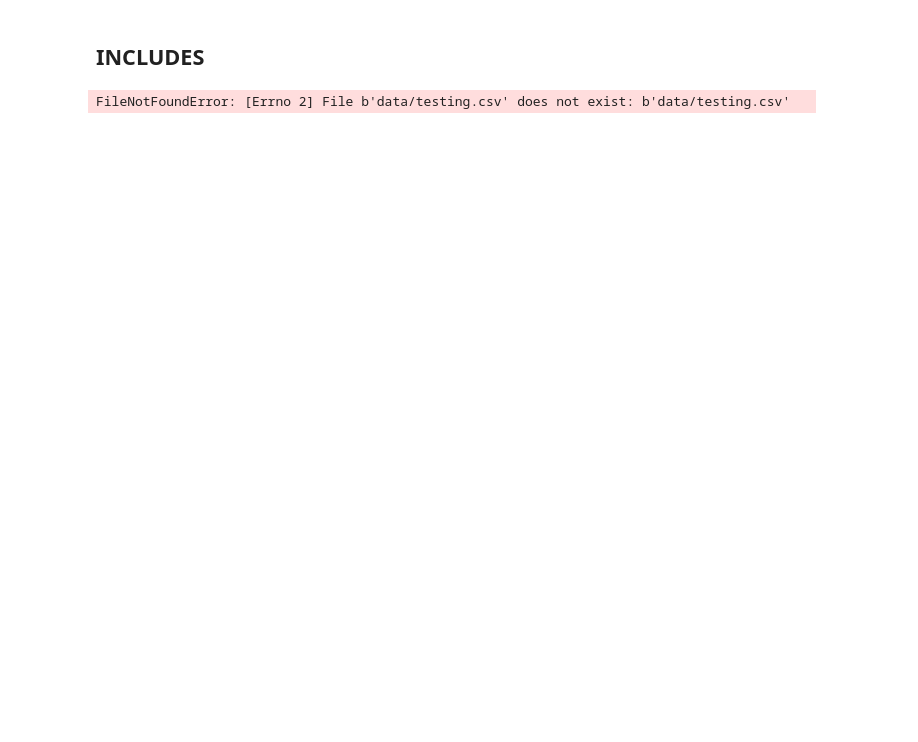
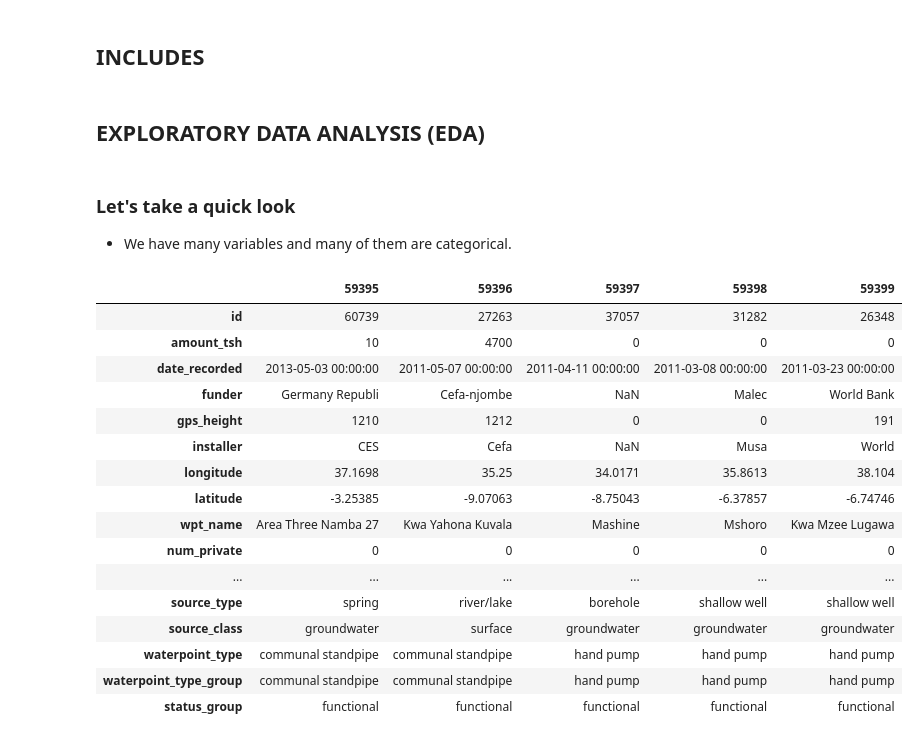
Before and after one commit to Nell87/Water-Pumps-Competition, a Jupyter notebook: water_pumps_comp.ipynb, the cells around one changed output. Cells and saved outputs as stored; diff of their text form; code cells hidden in the pictures; blank space fills up the shorter version.

```diff
--- a/water_pumps_comp.ipynb
+++ b/water_pumps_comp.ipynb
@@ -3,13 +71,39 @@
 # %%
-# Import libraries
-import pandas as pd
-import os
-
+# Setting a relative path
 os.getcwd()
 
-# Import datasets
-data = pd.read_csv("data/training.csv")
+# Importing datasets
+data = pd.read_csv("data/training.csv",parse_dates=["date_recorded"])
 data_labels = pd.read_csv("data/training_labels.csv")
-validation = pd.read_csv("data/validation.csv")
+data = data.merge(data_labels, on="id", how="left")
+validation = pd.read_csv("data/validation.csv",parse_dates=["date_recorded"])
-# %% [output]
-FileNotFoundError: [Errno 2] File b'data/testing.csv' does not exist: b'data/testing.csv'
+# %% [markdown]
+## EXPLORATORY DATA ANALYSIS (EDA)
+# %% [markdown]
+### Let's take a quick look
+- We have many variables and many of them are categorical.
+# %%
+# Function for displaying all the columns
+def display_all(data):
+    with pd.option_context("display.max_rows",1000, "display.max_columns",1000):
+        display(data)
+# %%
+display_all(data.tail().transpose())
+# %% [output]
+|  | 59395 | 59396 | 59397 | 59398 | 59399 |
+| id | 60739 | 27263 | 37057 | 31282 | 26348 |
+| amount_tsh | 10 | 4700 | 0 | 0 | 0 |
+| date_recorded | 2013-05-03 00:00:00 | 2011-05-07 00:00:00 | 2011-04-11 00:00:00 | 2011-03-08 00:00:00 | 2011-03-23 00:00:00 |
+| funder | Germany Republi | Cefa-njombe | NaN | Malec | World Bank |
+| gps_height | 1210 | 1212 | 0 | 0 | 191 |
+| installer | CES | Cefa | NaN | Musa | World |
+| longitude | 37.1698 | 35.25 | 34.0171 | 35.8613 | 38.104 |
+| latitude | -3.25385 | -9.07063 | -8.75043 | -6.37857 | -6.74746 |
+| wpt_name | Area Three Namba 27 | Kwa Yahona Kuvala | Mashine | Mshoro | Kwa Mzee Lugawa |
+| num_private | 0 | 0 | 0 | 0 | 0 |
+| ... | ... | ... | ... | ... | ... |
+| source_type | spring | river/lake | borehole | shallow well | shallow well |
+| source_class | groundwater | surface | groundwater | groundwater | groundwater |
+| waterpoint_type | communal standpipe | communal standpipe | hand pump | hand pump | hand pump |
+| waterpoint_type_group | communal standpipe | communal standpipe | hand pump | hand pump | hand pump |
+| status_group | functional | functional | functional | functional | functional |
```
Also changed, not shown: parts of 33 cells of this notebook.
